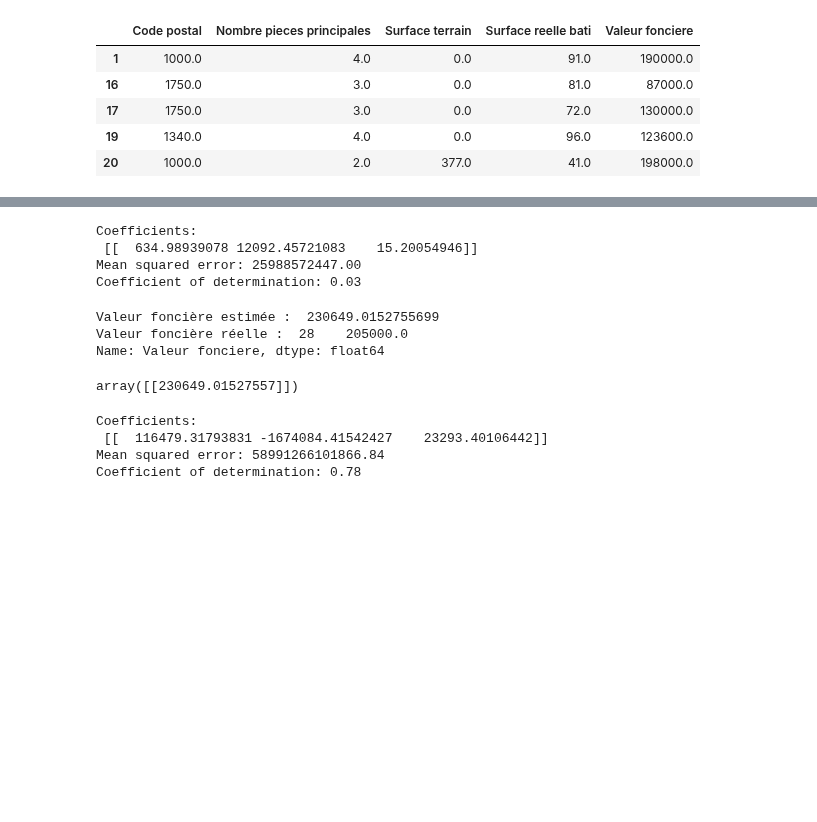
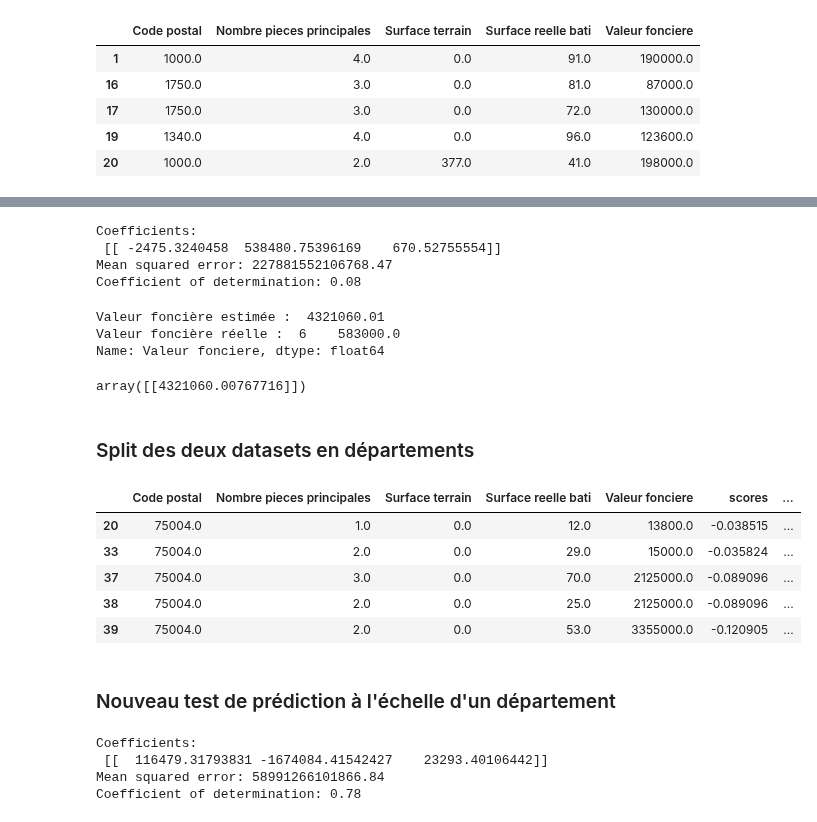
Before and after one commit to Twizzle1997/Immothep, a Jupyter notebook: notebook.ipynb, the cells around one changed output, grey strips where cells are left out. Drawn from its saved outputs; the diff is of its cells as text; code cells hidden in the pictures; blank space fills up the shorter version.

```diff
--- a/notebook.ipynb
+++ b/notebook.ipynb
@@ -255,27 +308,44 @@ appart2019.to_csv(cr.CURATED_LOCAL_PATH + 'filteredappart2019.csv', index=False)
 # %%
-maisons2019 = pd.read_csv(cr.CURATED_LOCAL_PATH + 'filteredmaisons2019.csv', sep=",")
-appart2019 = pd.read_csv(cr.CURATED_LOCAL_PATH + 'filteredappart2019.csv', sep=",")
+maisons2019 = pd.read_csv(cr.CURATED_LOCAL_PATH + 'filteredmaisons2019.csv', sep="|")
+appart2019 = pd.read_csv(cr.CURATED_LOCAL_PATH + 'filteredappart2019.csv', sep="|")
 # %%
 modele_lineaire_appart = predictor.trainLinearLeRetour(appart2019)
 # %% [output]
 Coefficients:
- [[  634.98939078 12092.45721083    15.20054946]]
-Mean squared error: 25988572447.00
-Coefficient of determination: 0.03
+ [[ -2475.3240458  538480.75396169    670.52755554]]
+Mean squared error: 227881552106768.47
+Coefficient of determination: 0.08
 # %%
-predictor.predictionLinear(appart2019[appart2019.index==28], modele_lineaire_appart)
+predictor.predictionLinear(appart2019[appart2019.index==6], modele_lineaire_appart)
 # %% [output]
-Valeur foncière estimée :  230649.0152755699
-Valeur foncière réelle :  28    205000.0
+Valeur foncière estimée :  4321060.01
+Valeur foncière réelle :  6    583000.0
 Name: Valeur fonciere, dtype: float64
-array([[230649.01527557]])
+array([[4321060.00767716]])
+# %% [markdown]
+### Split des deux datasets en départements
 # %%
 # Split des données par type de logement et par département
 splitter.split_datas('filteredmaisons2019.csv', 'Code postal', 'CPMaisons')
 splitter.split_datas('filteredappart2019.csv', 'Code postal', 'CPAppart')
 # %%
-appart75 = pd.read_csv(cr.CURATED_LOCAL_PATH+'CPAppart/75.csv')
+appart75 = pd.read_csv(cr.CURATED_LOCAL_PATH+'CPAppart/75.csv', sep="|", encoding="utf-8")
 appart75 = appart75.dropna()
+# %%
+appart75[['Valeur fonciere']] = appart75[['Valeur fonciere']].replace(',', '.', regex=True)
+appart75[['Valeur fonciere']]  = appart75[['Valeur fonciere']].astype('float')
+# %%
+anomaly = predictor.isolationforest(appart75)
+anomaly.head()
+# %% [output]
+|  | Code postal | Nombre pieces principales | Surface terrain | Surface reelle bati | Valeur fonciere | scores | ... |
+| 20 | 75004.0 | 1.0 | 0.0 | 12.0 | 13800.0 | -0.038515 | ... |
+| 33 | 75004.0 | 2.0 | 0.0 | 29.0 | 15000.0 | -0.035824 | ... |
+| 37 | 75004.0 | 3.0 | 0.0 | 70.0 | 2125000.0 | -0.089096 | ... |
+| 38 | 75004.0 | 2.0 | 0.0 | 25.0 | 2125000.0 | -0.089096 | ... |
+| 39 | 75004.0 | 2.0 | 0.0 | 53.0 | 3355000.0 | -0.120905 | ... |
+# %% [markdown]
+### Nouveau test de prédiction à l'échelle d'un département
 # %%
 model = predictor.trainLinearLeRetour(appart75)
 # %% [output]
```
Also changed, not shown: parts of 39 cells of this notebook, 3 other files.
